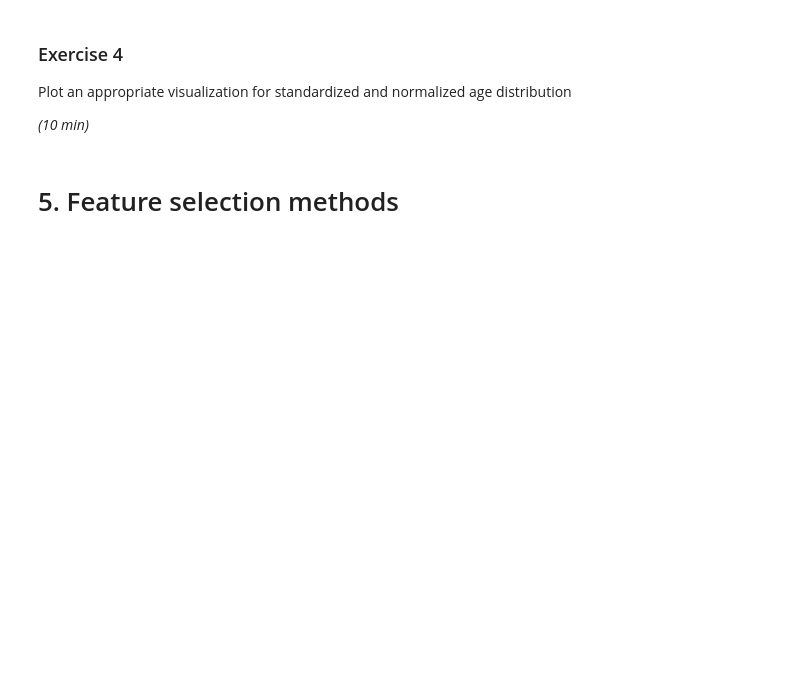
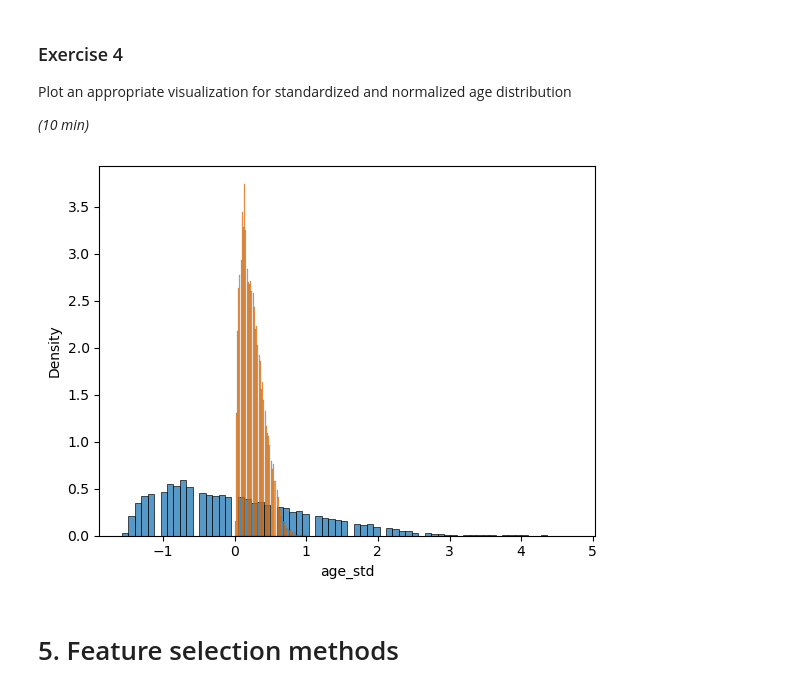
Before and after one commit to AndriyPrys/Python_day_5, a Jupyter notebook: Notebook/Day 5 - Feature Engineering & Selection.ipynb, the cells around one changed output. Drawn from its saved outputs; the diff is of its cells as text; code cells hidden in the pictures; blank space fills up the shorter version.

```diff
--- a/Notebook/Day 5 - Feature Engineering & Selection.ipynb
+++ b/Notebook/Day 5 - Feature Engineering & Selection.ipynb
@@ -279,3 +293,8 @@ Create a new dataframe and apply one hot encoding to "marriage" variable. Create
 *(5 min)*
 # %%
 # Write here your code
+df["marriage_unknown"] = np.where(df["marriage"] == "unknown",1,0)
+df["marriage_married"] = np.where(df["marriage"] == "married",1,0)
+df["marriage_single"] = np.where(df["marriage"] == "single",1,0)
+df["marriage_others"] = np.where(df["marriage"] == "others",1,0)
+df[["marriage","marriage_unknown","marriage_married","marriage_single","marriage_others"]].head(10)
@@ -345,7 +435,8 @@ Compute Z-score value of age variable using scipy.stats package. Then select the
 *(5 min)*
 # %%
 # Write your code here
-first_value_z_score = ...
+df["age_z"] = stats.zscore(df["age"])
+first_value_z_score = df["age_z"][0]
 # %%
 #check the answer with
 check_5_3(first_value_z_score)
@@ -368,6 +486,10 @@ Plot an appropriate visualization for standardized and normalized age distributi
 *(10 min)*
 # %%
 # Write here your code
+sns.histplot(df["age_std"], common_norm=True, stat="density");
+sns.histplot(df["age_norm"], common_norm=True, stat="density");
+# %% [output]
+[figure, added]
 # %% [markdown]
 <a id='5'></a>
 # 5. Feature selection methods
```
Also changed, not shown: parts of 19 cells of this notebook.
